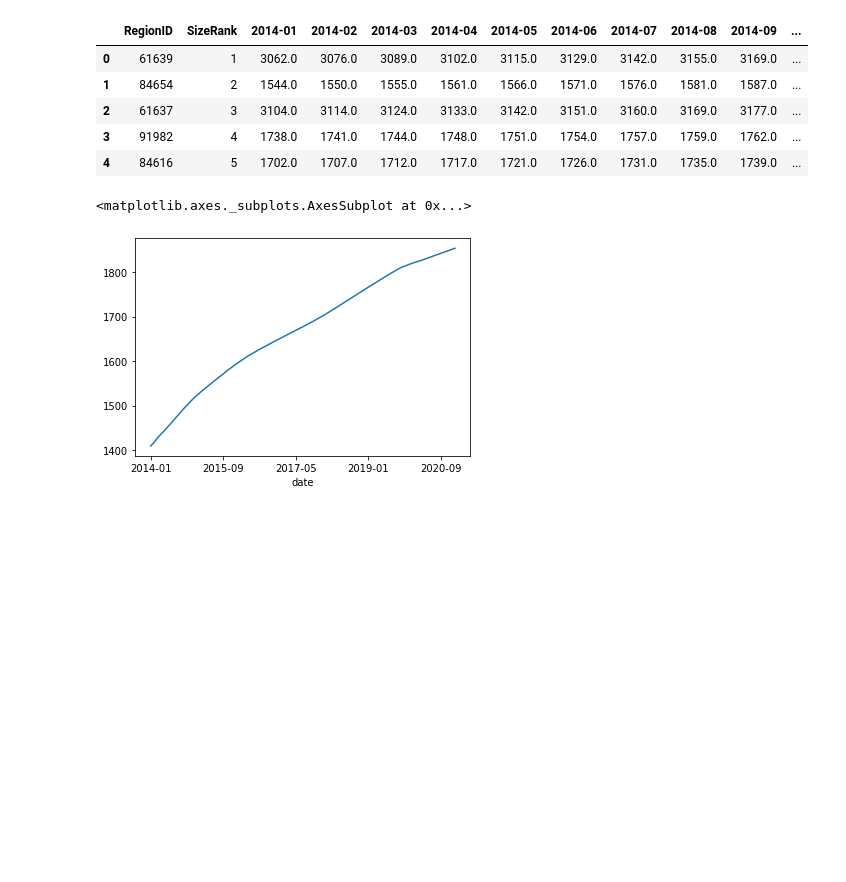
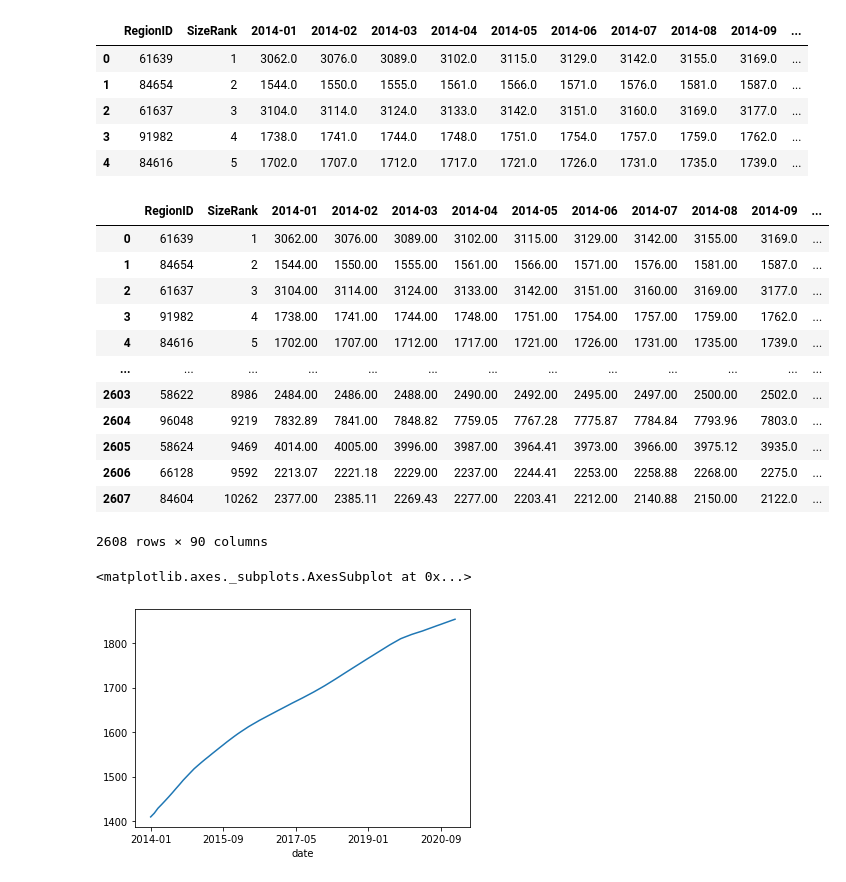
Before and after one commit to EugeniaDickson/zillow_rent_index, a Jupyter notebook: casey/EDA_imputation.ipynb, the cells around one changed output. Cells and saved outputs as stored; diff of their text form; code cells hidden in the pictures; blank space fills up the shorter version.

```diff
--- a/casey/EDA_imputation.ipynb
+++ b/casey/EDA_imputation.ipynb
@@ -8,6 +8,6 @@ originalDF = pd.read_csv('../data/Zip_ZORI_AllHomesPlusMultifamily_SSA.csv')
 # to easily compare imputed vs non-imputed results
 # %%
-zillow = pd.read_csv('../data/Zip_ZORI_AllHomesPlusMultifamily_SSA.csv')
+zillow = pd.read_csv('~/Desktop/NYCDSA/Capstone/data/Zip_ZORI_AllHomesPlusMultifamily_SSA.csv')
 # %%
 zipcodes = zillow['RegionName'].astype(str)
 zipcodes = ['0'+x if len(x) == 4 else x for x in zipcodes]
@@ -313,2 +314,18 @@ zillow['2014-01'].fillna(zillow['2014-02']-monthly_increase['2014-02'], inplace=
+# %%
+zillow
+# %% [output]
+|  | RegionID | SizeRank | 2014-01 | 2014-02 | 2014-03 | 2014-04 | 2014-05 | 2014-06 | 2014-07 | 2014-08 | 2014-09 | ... |
+| 0 | 61639 | 1 | 3062.00 | 3076.00 | 3089.00 | 3102.00 | 3115.00 | 3129.00 | 3142.00 | 3155.00 | 3169.0 | ... |
+| 1 | 84654 | 2 | 1544.00 | 1550.00 | 1555.00 | 1561.00 | 1566.00 | 1571.00 | 1576.00 | 1581.00 | 1587.0 | ... |
+| 2 | 61637 | 3 | 3104.00 | 3114.00 | 3124.00 | 3133.00 | 3142.00 | 3151.00 | 3160.00 | 3169.00 | 3177.0 | ... |
+| 3 | 91982 | 4 | 1738.00 | 1741.00 | 1744.00 | 1748.00 | 1751.00 | 1754.00 | 1757.00 | 1759.00 | 1762.0 | ... |
+| 4 | 84616 | 5 | 1702.00 | 1707.00 | 1712.00 | 1717.00 | 1721.00 | 1726.00 | 1731.00 | 1735.00 | 1739.0 | ... |
+| ... | ... | ... | ... | ... | ... | ... | ... | ... | ... | ... | ... | ... |
+| 2603 | 58622 | 8986 | 2484.00 | 2486.00 | 2488.00 | 2490.00 | 2492.00 | 2495.00 | 2497.00 | 2500.00 | 2502.0 | ... |
+| 2604 | 96048 | 9219 | 7832.89 | 7841.00 | 7848.82 | 7759.05 | 7767.28 | 7775.87 | 7784.84 | 7793.96 | 7803.0 | ... |
+| 2605 | 58624 | 9469 | 4014.00 | 4005.00 | 3996.00 | 3987.00 | 3964.41 | 3973.00 | 3966.00 | 3975.12 | 3935.0 | ... |
+| 2606 | 66128 | 9592 | 2213.07 | 2221.18 | 2229.00 | 2237.00 | 2244.41 | 2253.00 | 2258.88 | 2268.00 | 2275.0 | ... |
+| 2607 | 84604 | 10262 | 2377.00 | 2385.11 | 2269.43 | 2277.00 | 2203.41 | 2212.00 | 2140.88 | 2150.00 | 2122.0 | ... |
+2608 rows × 90 columns
 # %%
 df = zillow.melt(id_vars = ['RegionID','SizeRank','State', 'City','zipcodes'], var_name = "date",value_name="rent")
```
Also changed, not shown: parts of 4 cells of this notebook, 1 other file.
